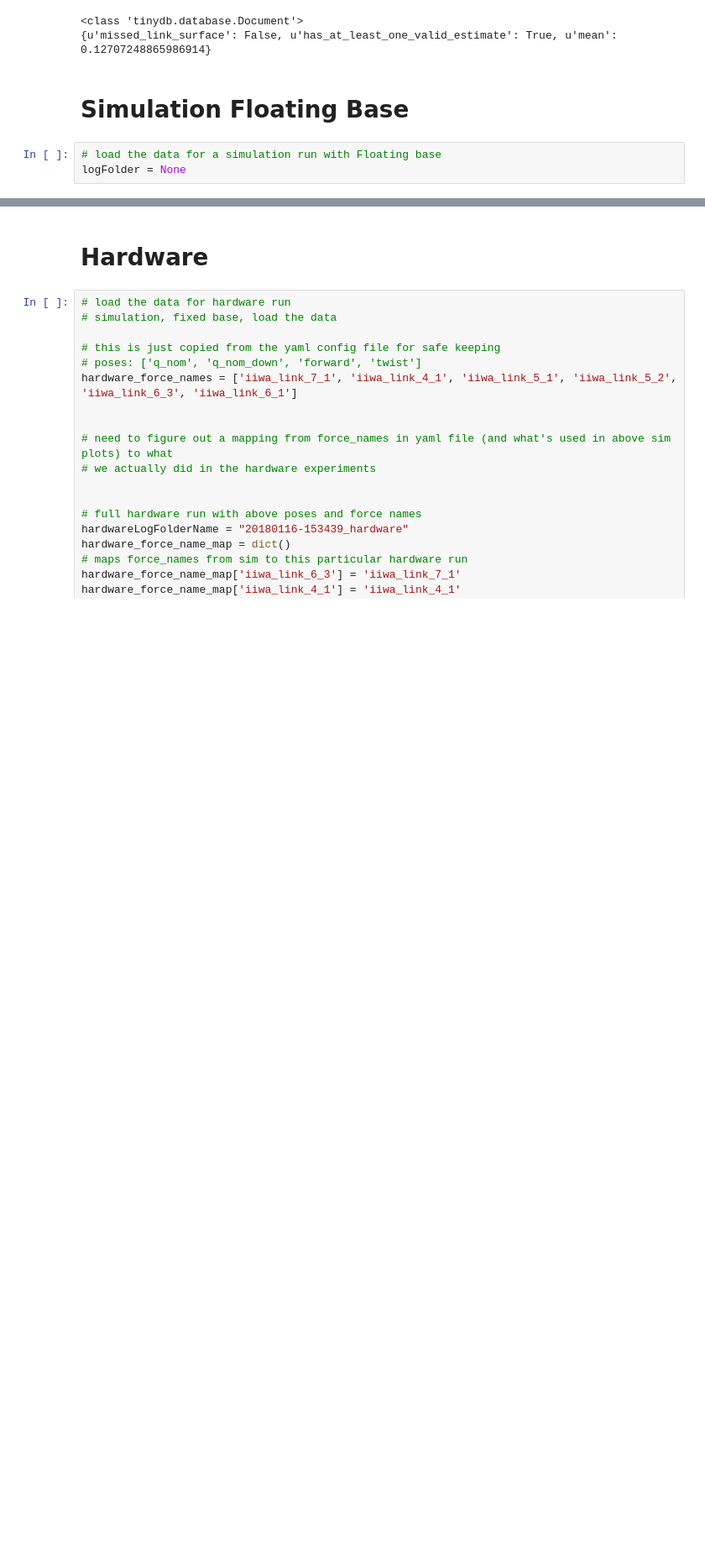
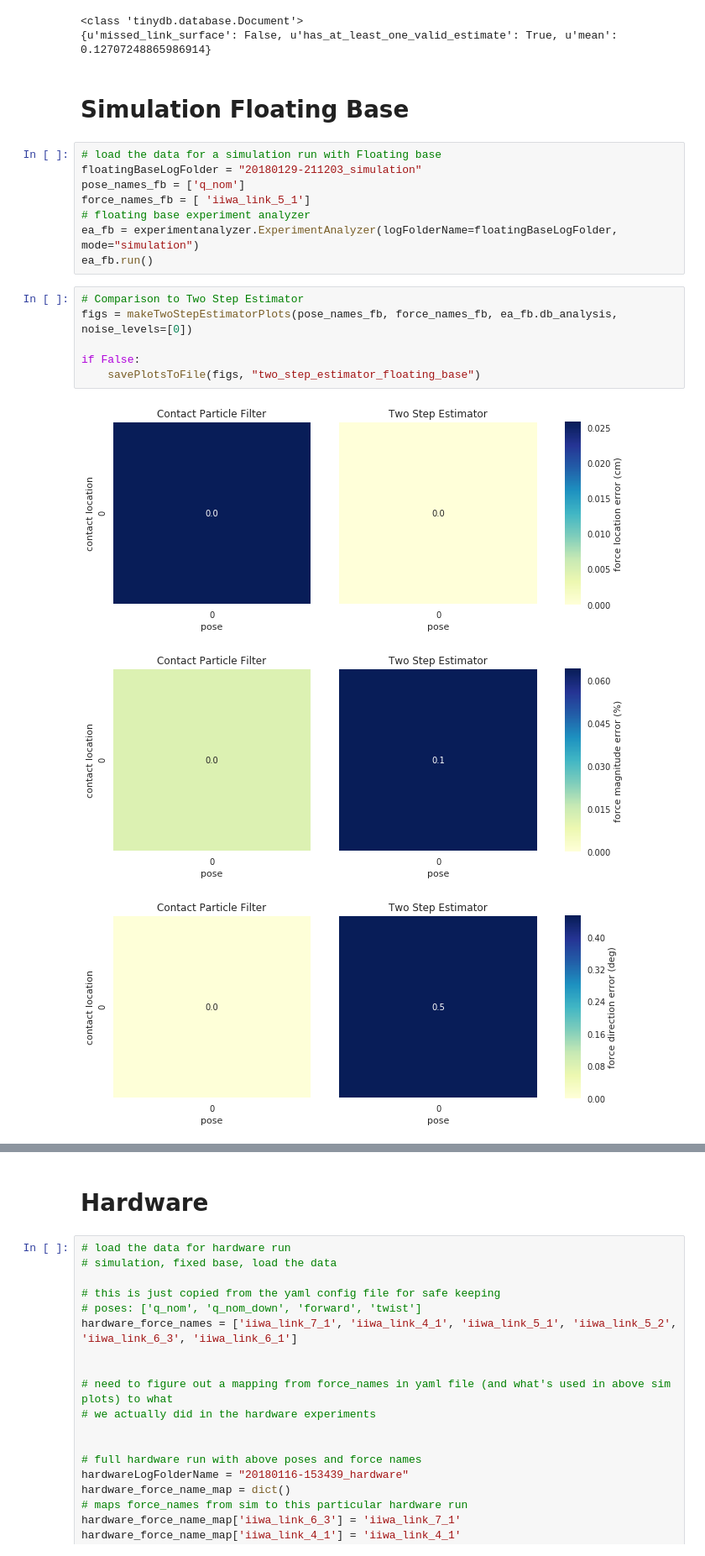
Before and after one commit to RobotLocomotion/spartan, a Jupyter notebook: src/ContactParticleFilter/jupyter_notebooks/masters_thesis_figures.ipynb, the cells around one changed output, grey strips where cells are left out. Shown at 84% size. Drawn from its saved outputs; the diff is of its cells as text; blank space fills up the shorter version.

```diff
--- a/src/ContactParticleFilter/jupyter_notebooks/masters_thesis_figures.ipynb
+++ b/src/ContactParticleFilter/jupyter_notebooks/masters_thesis_figures.ipynb
@@ -444,4 +442,19 @@ print res[0]['stats']['position_tse']
 # Simulation Floating Base
 # %%
 # load the data for a simulation run with Floating base
-logFolder = None
+floatingBaseLogFolder = "20180129-211203_simulation"
+pose_names_fb = ['q_nom']
+force_names_fb = [ 'iiwa_link_5_1']
+# floating base experiment analyzer
+ea_fb = experimentanalyzer.ExperimentAnalyzer(logFolderName=floatingBaseLogFolder, mode="simulation")
+ea_fb.run()
+# %%
+# Comparison to Two Step Estimator
+figs = makeTwoStepEstimatorPlots(pose_names_fb, force_names_fb, ea_fb.db_analysis, noise_levels=[0])
+
+if False:
+    savePlotsToFile(figs, "two_step_estimator_floating_base")
+# %% [output]
+[figure, added]
+[figure, added]
+[figure, added]
```
Also changed, not shown: parts of 10 cells of this notebook, 4 other files.
